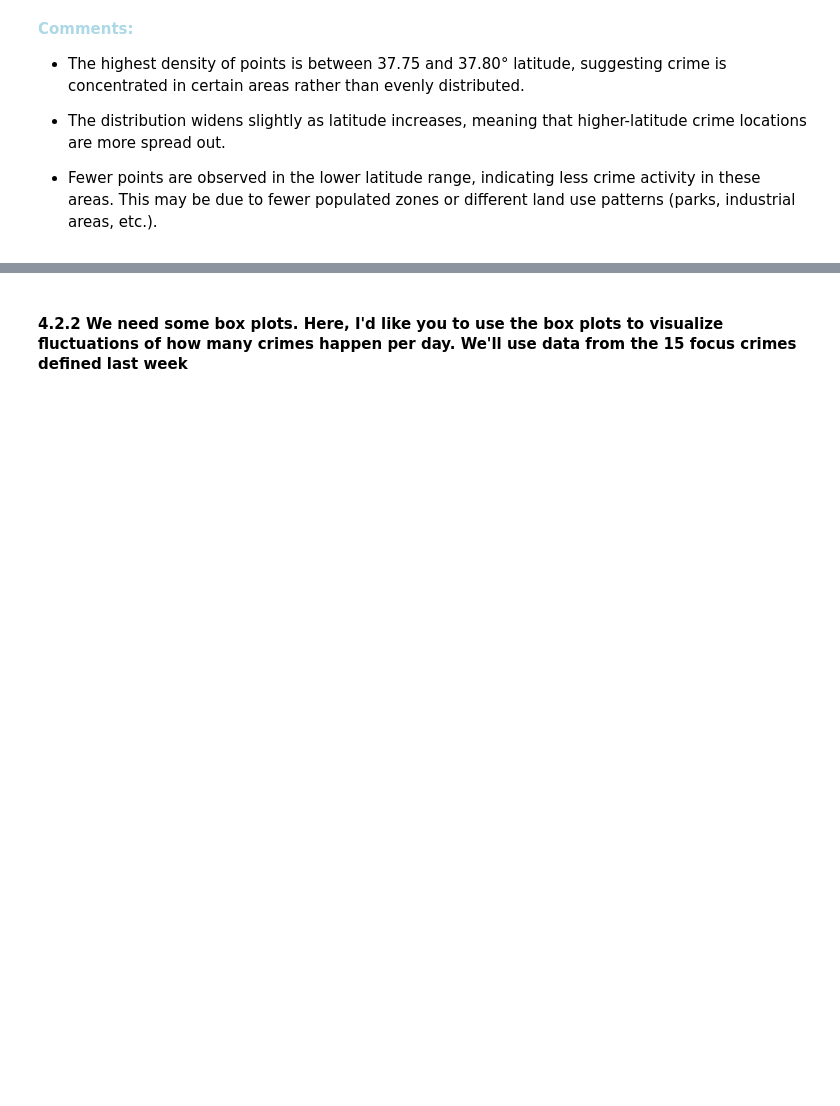
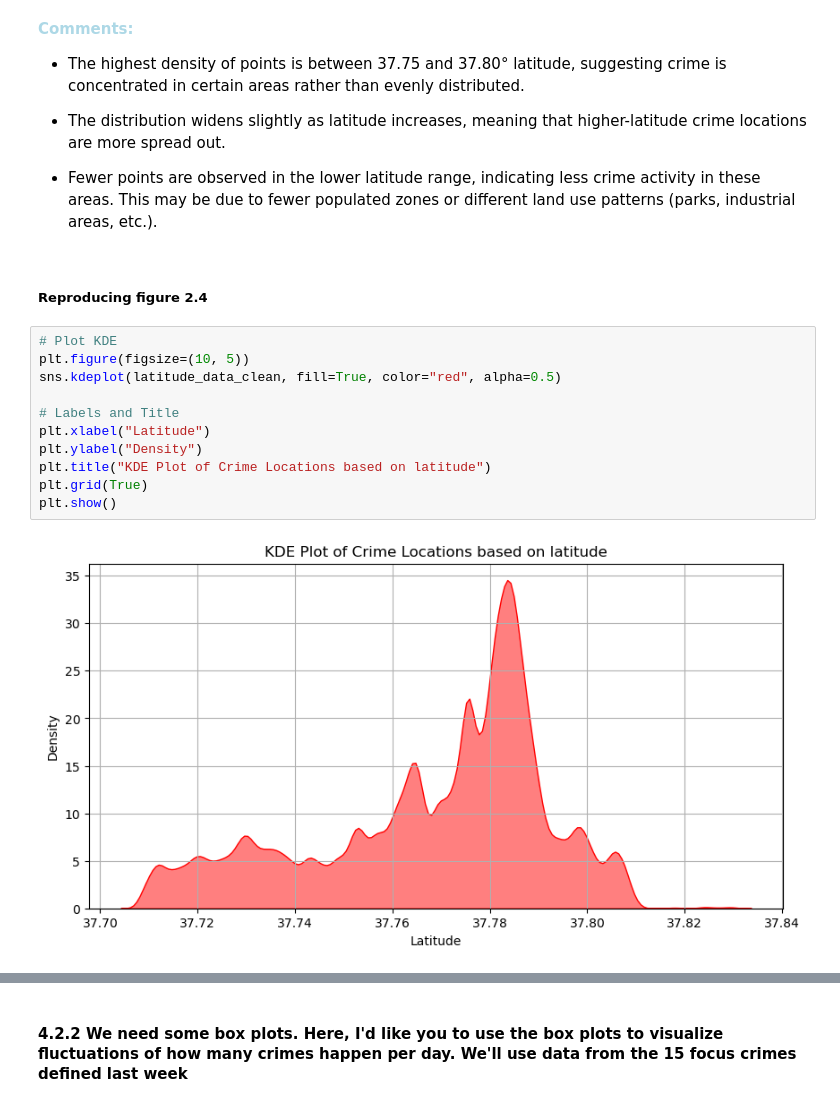
Before and after one commit to ThomasRoennebek/Social_data-analysis_and_visualization, a Jupyter notebook: Assignment 1/Assignment1_Solved.ipynb, the cells around one changed output, grey strips where cells are left out. Cells and saved outputs as stored; diff of their text form; blank space fills up the shorter version.

```diff
--- a/Assignment 1/Assignment1_Solved.ipynb
+++ b/Assignment 1/Assignment1_Solved.ipynb
@@ -518,3 +489,18 @@ plt.show()
 - The distribution widens slightly as latitude increases, meaning that higher-latitude crime locations are more spread out.
 
 - Fewer points are observed in the lower latitude range, indicating less crime activity in these areas. This may be due to fewer populated zones or different land use patterns (parks, industrial areas, etc.).
+# %% [markdown]
+##### Reproducing figure 2.4
+# %%
+# Plot KDE
+plt.figure(figsize=(10, 5))
+sns.kdeplot(latitude_data_clean, fill=True, color="red", alpha=0.5)
+
+# Labels and Title
+plt.xlabel("Latitude")
+plt.ylabel("Density")
+plt.title("KDE Plot of Crime Locations based on latitude")
+plt.grid(True)
+plt.show()
+# %% [output]
+[figure, added]
```
Also changed, not shown: parts of 42 cells of this notebook.
